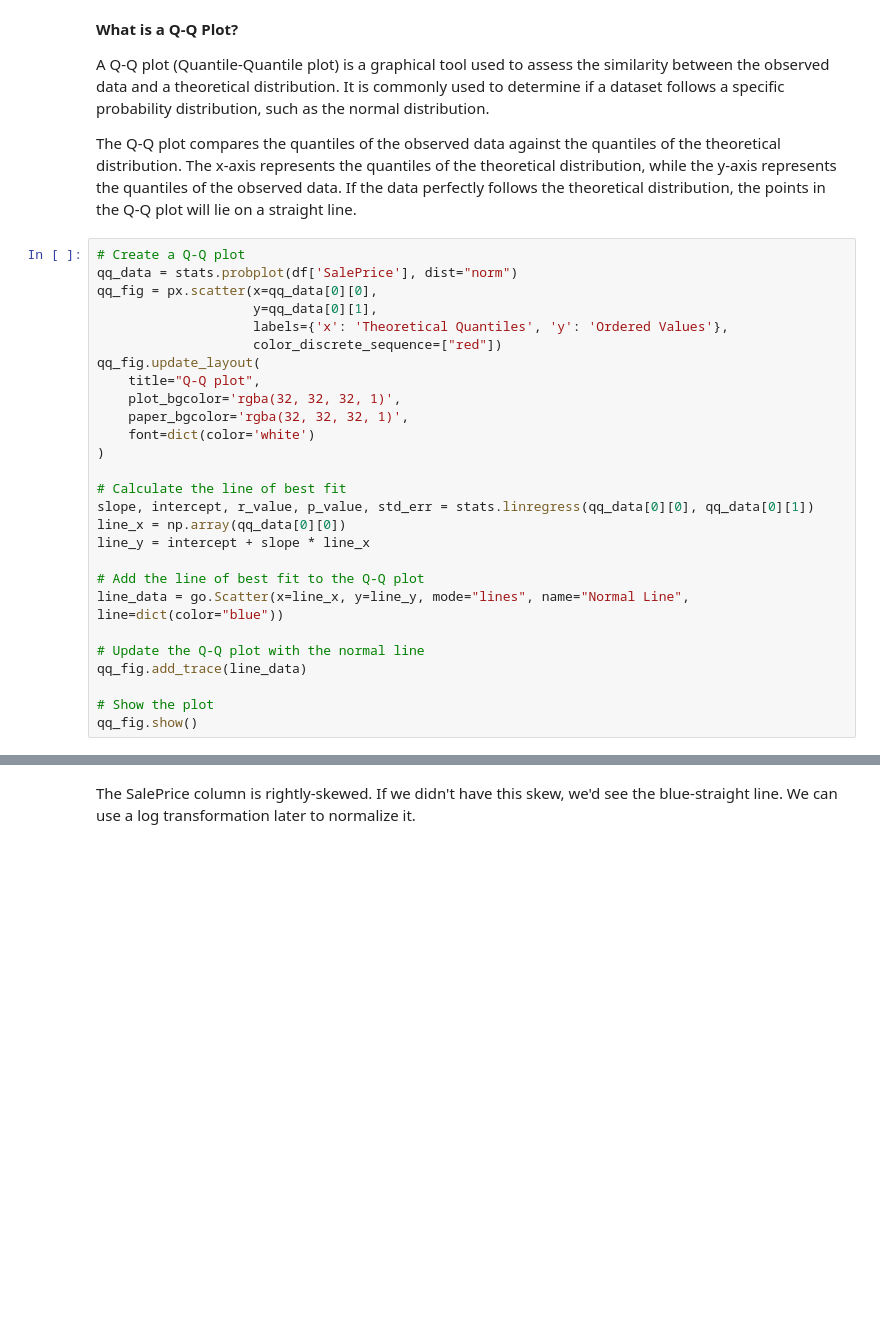
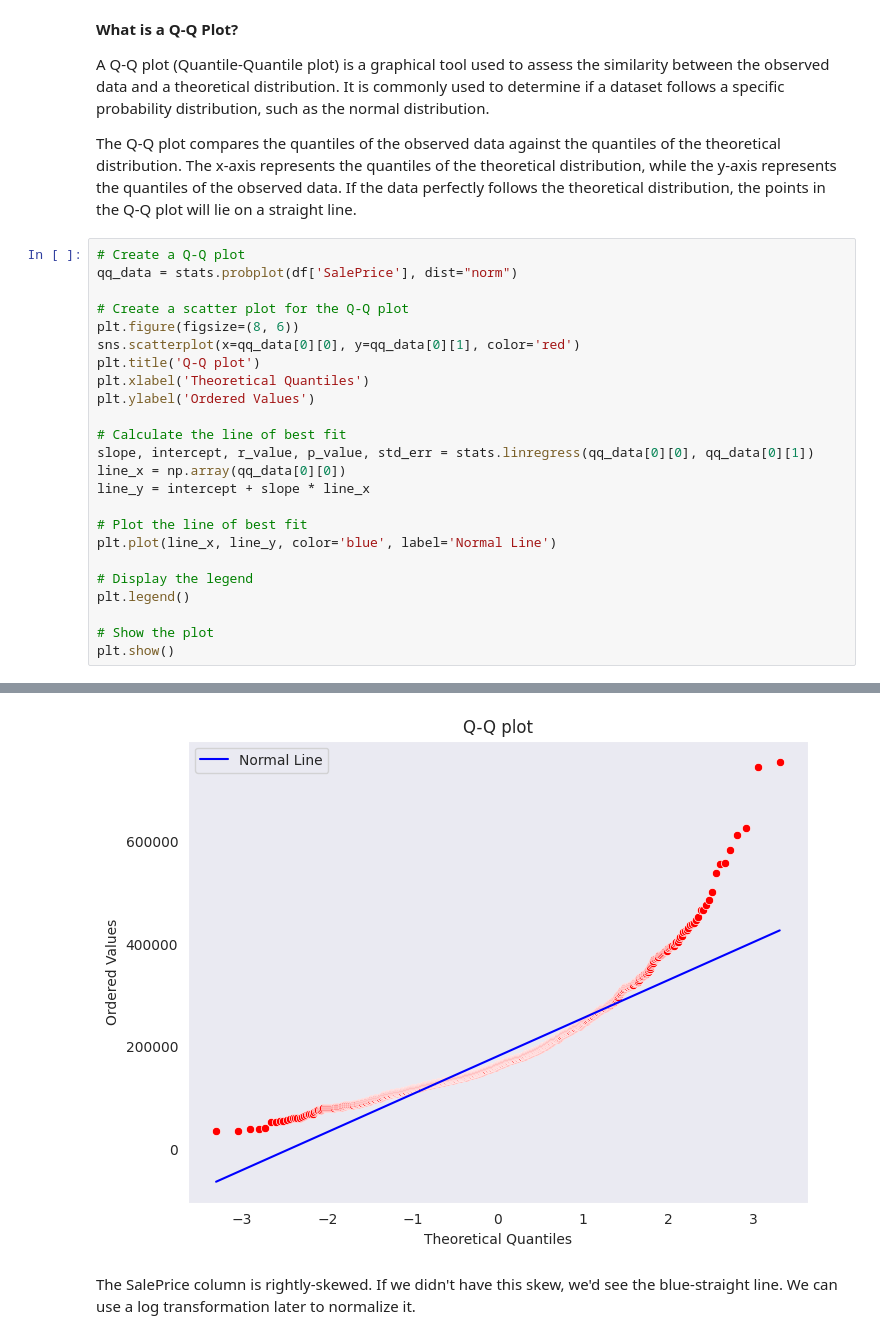
Before and after one commit to cankahramann/house-prices-advanced-regression-techniques, a Jupyter notebook: house_prices_advanced_regression.ipynb, the cells around one changed output, grey strips where cells are left out. Drawn from its saved outputs; the diff is of its cells as text; blank space fills up the shorter version.

```diff
--- a/house_prices_advanced_regression.ipynb
+++ b/house_prices_advanced_regression.ipynb
@@ -262,28 +261,25 @@ The Q-Q plot compares the quantiles of the observed data against the quantiles o
 # %%
 # Create a Q-Q plot
 qq_data = stats.probplot(df['SalePrice'], dist="norm")
-qq_fig = px.scatter(x=qq_data[0][0],
-                    y=qq_data[0][1],
-                    labels={'x': 'Theoretical Quantiles', 'y': 'Ordered Values'},
-                    color_discrete_sequence=["red"])
-qq_fig.update_layout(
-    title="Q-Q plot",
-    plot_bgcolor='rgba(32, 32, 32, 1)',
-    paper_bgcolor='rgba(32, 32, 32, 1)',
-    font=dict(color='white')
-)
+
+# Create a scatter plot for the Q-Q plot
+plt.figure(figsize=(8, 6))
+sns.scatterplot(x=qq_data[0][0], y=qq_data[0][1], color='red')
+plt.title('Q-Q plot')
+plt.xlabel('Theoretical Quantiles')
+plt.ylabel('Ordered Values')
 
 # Calculate the line of best fit
 slope, intercept, r_value, p_value, std_err = stats.linregress(qq_data[0][0], qq_data[0][1])
 line_x = np.array(qq_data[0][0])
 line_y = intercept + slope * line_x
 
-# Add the line of best fit to the Q-Q plot
-line_data = go.Scatter(x=line_x, y=line_y, mode="lines", name="Normal Line", line=dict(color="blue"))
+# Plot the line of best fit
+plt.plot(line_x, line_y, color='blue', label='Normal Line')
 
-# Update the Q-Q plot with the normal line
-qq_fig.add_trace(line_data)
+# Display the legend
+plt.legend()
 
 # Show the plot
-qq_fig.show()
+plt.show()
 # %% [output]
@@ -291,3 +286,4 @@ qq_fig.show()
+[figure, added]
 # %% [markdown]
 The SalePrice column is rightly-skewed. If we didn't have this skew, we'd see the blue-straight line. We can use a log transformation later to normalize it.
 # %% [markdown]
```
Also changed, not shown: parts of 19 cells of this notebook.
